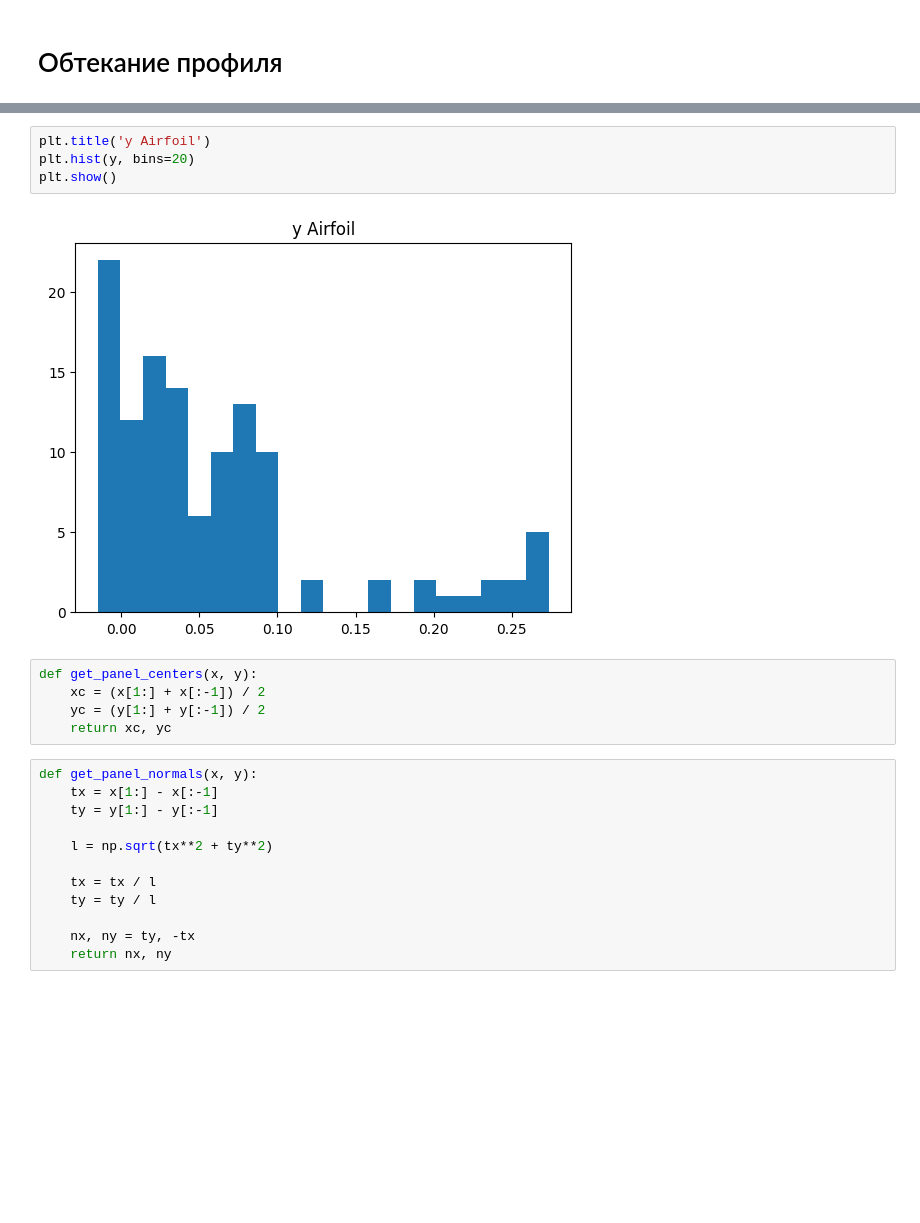
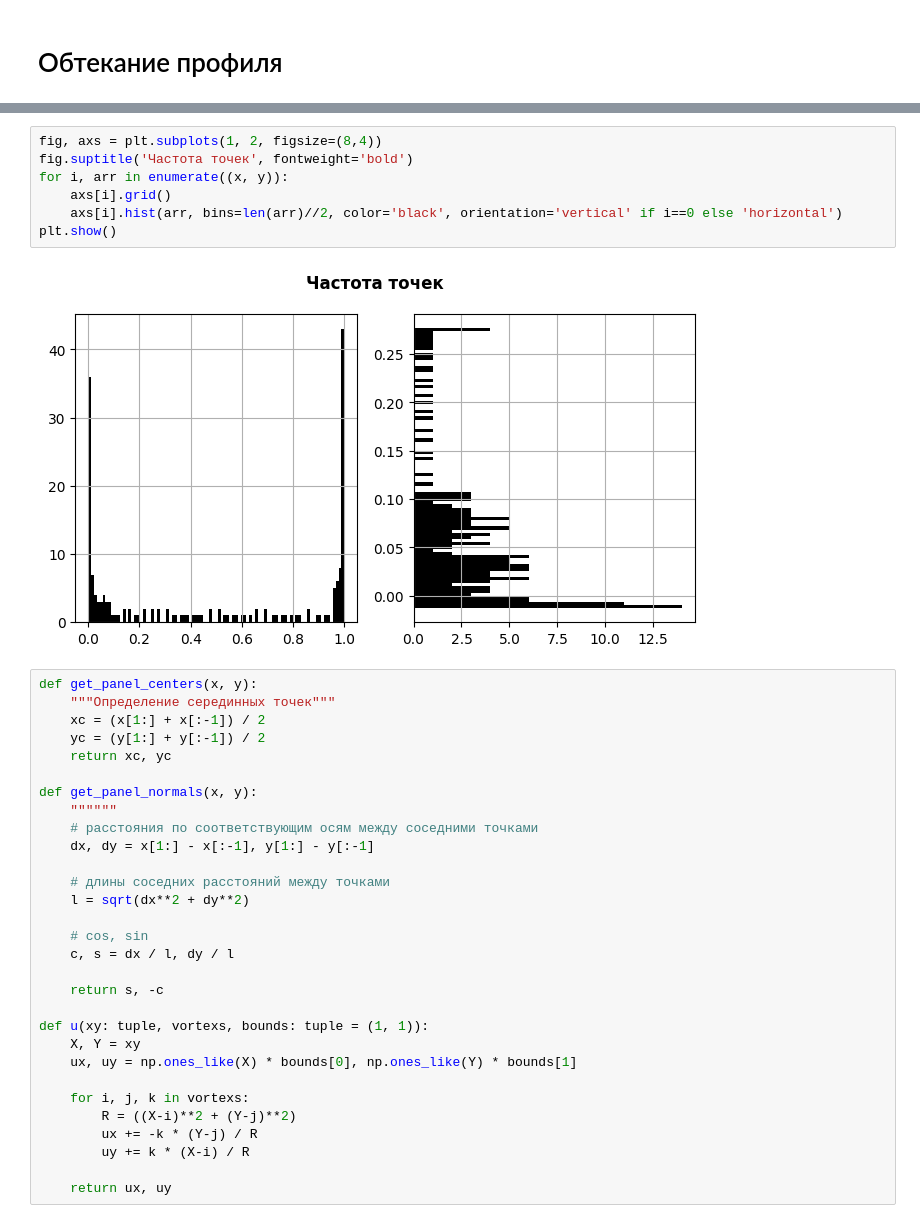
Before and after one commit to ParkhomenkoDV/airfoil, a Jupyter notebook: airfoil_fluid_flow.ipynb, the cells around one changed output, grey strips where cells are left out. Drawn from its saved outputs; the diff is of its cells as text; blank space fills up the shorter version.

```diff
--- a/airfoil_fluid_flow.ipynb
+++ b/airfoil_fluid_flow.ipynb
@@ -161,24 +155,40 @@ plt.show()
-# %%
-plt.title('y Airfoil')
-plt.hist(y, bins=20)
-plt.show()
-# %% [output]
-[figure, removed]
-# %%
-def get_panel_centers(x, y):
-    xc = (x[1:] + x[:-1]) / 2
-    yc = (y[1:] + y[:-1]) / 2
-    return xc, yc
-# %%
-def get_panel_normals(x, y):
-    tx = x[1:] - x[:-1]
-    ty = y[1:] - y[:-1]
-
-    l = np.sqrt(tx**2 + ty**2)
-
-    tx = tx / l
-    ty = ty / l
-
-    nx, ny = ty, -tx
-    return nx, ny
+# %%
+fig, axs = plt.subplots(1, 2, figsize=(8,4))
+fig.suptitle('Частота точек', fontweight='bold')
+for i, arr in enumerate((x, y)):
+    axs[i].grid()
+    axs[i].hist(arr, bins=len(arr)//2, color='black', orientation='vertical' if i==0 else 'horizontal')
+plt.show()
+# %% [output]
+[figure, added]
+# %%
+def get_panel_centers(x, y):
+    """Определение серединных точек"""
+    xc = (x[1:] + x[:-1]) / 2
+    yc = (y[1:] + y[:-1]) / 2
+    return xc, yc
+
+def get_panel_normals(x, y):
+    """"""
+    # расстояния по соответствующим осям между соседними точками
+    dx, dy = x[1:] - x[:-1], y[1:] - y[:-1]
+
+    # длины соседних расстояний между точками
+    l = sqrt(dx**2 + dy**2)
+
+    # cos, sin
+    c, s = dx / l, dy / l
+
+    return s, -c
+
+def u(xy: tuple, vortexs, bounds: tuple = (1, 1)):
+    X, Y = xy
+    ux, uy = np.ones_like(X) * bounds[0], np.ones_like(Y) * bounds[1]
+
+    for i, j, k in vortexs:
+        R = ((X-i)**2 + (Y-j)**2)
+        ux += -k * (Y-j) / R
+        uy += k * (X-i) / R
+
+    return ux, uy
 # %%
```
Also changed, not shown: parts of 46 cells of this notebook.
